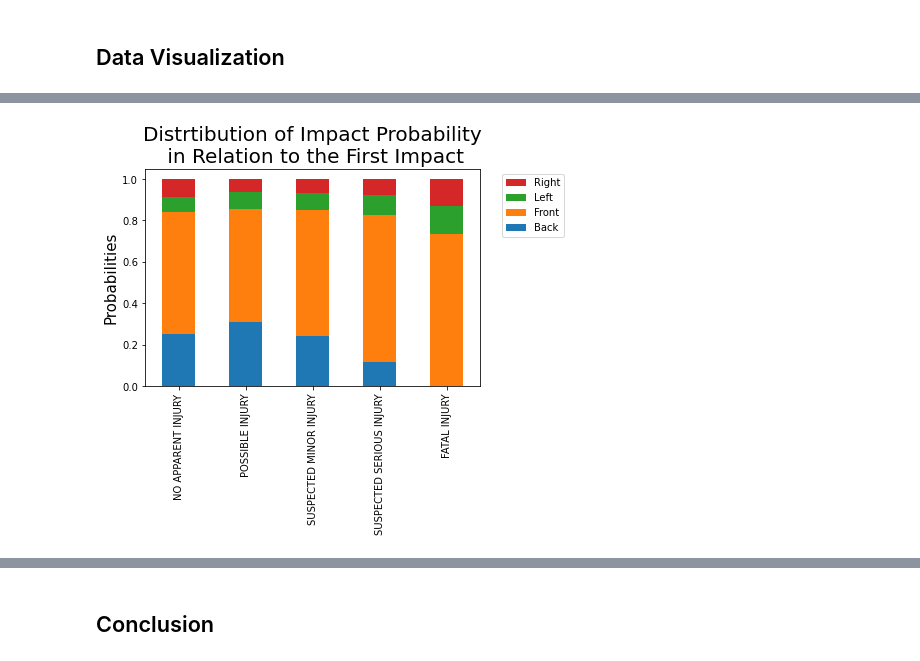
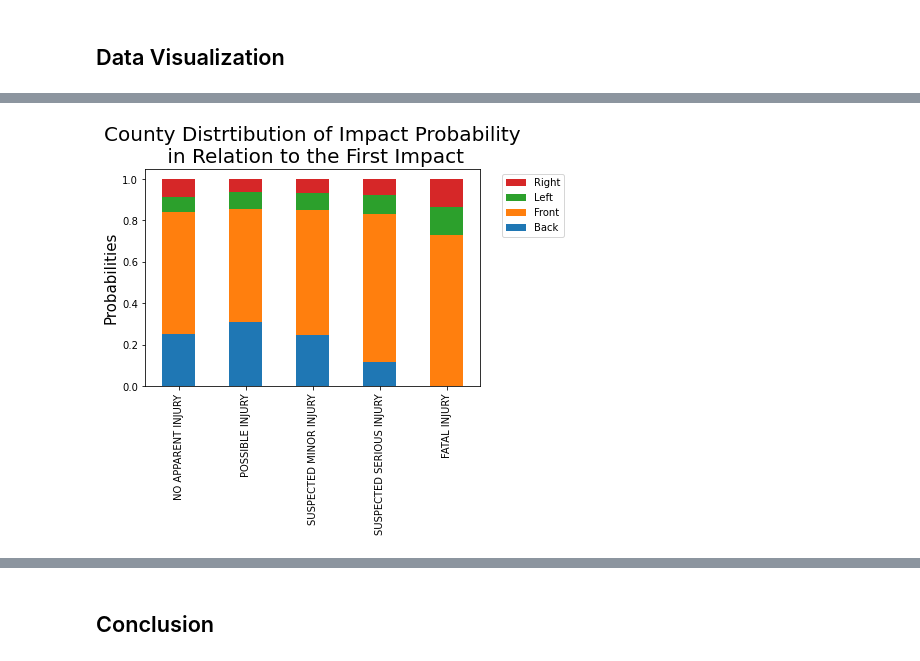
Before and after one commit to mattf4171/Montgomery-County-Collision-Analysis, a Jupyter notebook: analysis.ipynb, the cells around one changed output, grey strips where cells are left out. Drawn from its saved outputs; the diff is of its cells as text; code cells hidden in the pictures.

```diff
--- a/analysis.ipynb
+++ b/analysis.ipynb
@@ -44,6 +42,7 @@ memory usage: 51.7+ MB
 # %%
 df_county['Crash Date/Time'] = pd.to_datetime(df_county['Crash Date/Time'])
 df_county['YEAR'] = df_county['Crash Date/Time'].dt.year
+df_county['MONTH'] = df_county['Crash Date/Time'].dt.month
 df_county.info()
 # %% [output]
 <class 'pandas.core.frame.DataFrame'>
@@ -222,6 +185,3 @@ df_county = df_county[ df_county['Simple Vehicle Body Type'] != 'FARM VEHICLE']
 df_county = df_county[ df_county['Simple Vehicle Body Type'] != 'LIMOUSINE']
 df_county = df_county[ df_county['Simple Vehicle Body Type'] != 'UNKNOWN']
 df_county = df_county[ df_county['Simple Vehicle Body Type'] != 'OTHER']
-
-
-df_county['Simple Vehicle Body Type'].value_counts()
@@ -291,22 +247,22 @@ plt.xticks(rotation=90);
 # %%
 # Replace to simple impact locations
 df_county['First Impact Simple'] = df_county['Vehicle First Impact Location'].replace({'ELEVEN OCLOCK': "Front", 'TWELVE OCLOCK': "Front", 'ONE OCLOCK': "Front", 'TWO OCLOCK': "Right", 'THREE OCLOCK': "Right", 'FOUR OCLOCK': "Right", 'FIVE OCLOCK': "Back", 'SIX OCLOCK': "Back", 'SEVEN OCLOCK': "Back", 'EIGHT OCLOCK': "Left", 'NINE OCLOCK': "Left", 'TEN OCLOCK': "Left", 'ROOF TOP': "Top", 'UNDERSIDE': "Bottom", 'NON-COLLISION': "No Collision",'UNKNOWK': "Unknown"})
 # We will drop these values because they are unusual to compare with collisions
 df_county.drop(df_county.index[df_county['First Impact Simple'] == 'UNKNOWN'], inplace=True)
 df_county.drop(df_county.index[df_county['First Impact Simple'] == 'Top'], inplace=True)
 df_county.drop(df_county.index[df_county['First Impact Simple'] == 'Bottom'], inplace=True)
 df_county.drop(df_county.index[df_county['First Impact Simple'] == 'No Collision'], inplace = True)
 # Create cross tab chart
 movementImpact = pd.crosstab(df_county['Injury Severity_x'], df_county['First Impact Simple'])
 movementImpact = movementImpact.div(df_county['Injury Severity_x'].value_counts(), axis=0)
 # reorder from least to most severe
 movementImpact.iloc[[1,2,3,4,0]].plot.bar(stacked=True)
-plt.title('Distrtibution of Impact Probability\n in Relation to the First Impact', size=20)
+plt.title('County Distrtibution of Impact Probability\n in Relation to the First Impact', size=20)
 plt.xticks(rotation = 90)
 plt.ylabel('Probabilities', size=15)
 current_handles, curr_labels = plt.gca().get_legend_handles_labels()
 reversed_handles = reversed(current_handles)
 reverse_labels = reversed(curr_labels)
 plt.legend(reversed_handles, reverse_labels, bbox_to_anchor=(1.05, 1.0), loc='upper left');
 # %% [output]
-[figure, old version]
+[figure, new version]
```
Also changed, not shown: parts of 18 cells of this notebook.
